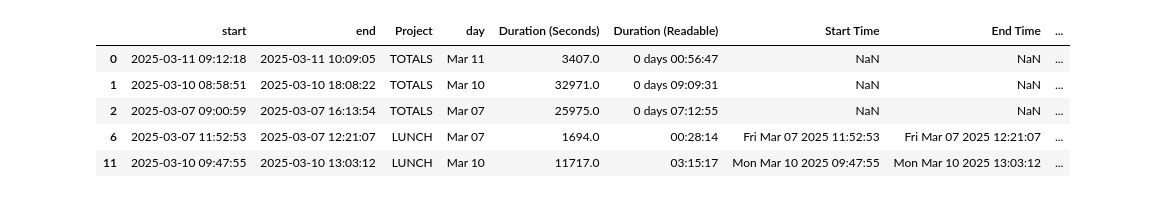
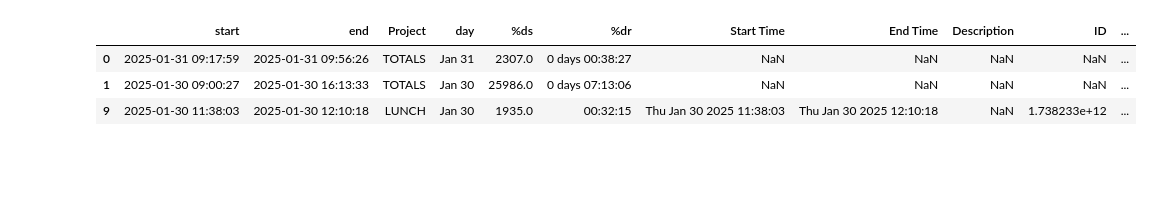
Before and after one commit to elastic-pangolin/time-tracker-notebook, a Jupyter notebook: Untitled.ipynb, the cells around one changed output. Drawn from its saved outputs; the diff is of its cells as text; code cells hidden in the pictures; blank space fills up the shorter version.

Commit message:
move functions to commony.py, adjust for new naming in time logs

```diff
--- a/Untitled.ipynb
+++ b/Untitled.ipynb
@@ -32,55 +17,20 @@ raw_df['day'] = raw_df['start'].dt.strftime('%b %d')
 # %%
-BEFORE = ""
-AFTER = "2025-03-07"
+before = ""
+after = "2025-Jan-01"
 
-df = raw_df
+df = add_daily_totals(time_mask(raw_df, BEFORE=before, AFTER=after))
 
-if BEFORE:
-    before = pd.to_datetime(BEFORE)
-    print(f"Filtered only days before (incl.) {before}")
-    df = df[ pd.to_datetime(df["day"] + " 2025") <= before ]
-if AFTER:
-    after = pd.to_datetime(AFTER)
-    print(f"Filtered only days after (incl.) {after}")
-    df = df[ pd.to_datetime(df["day"] + " 2025") >= after ]
+# define a color scheme
+projects = list(df[field_name_project].unique())
+projects.append('untracked')
+if not 'LUNCH' in projects:
+    projects.append('LUNCH')
+colors = plt.cm.viridis(np.linspace(0, 1, len(projects)))
+colors[projects.index('LUNCH')] = np.array( matcolors.to_rgb('lightgrey')+(1,) ) # switch lunch/total colors out for grey
+colors[projects.index('TOTALS')] = np.array( matcolors.to_rgb('lightgrey')+(1,) ) # switch lunch/total colors out for grey
+colors[projects.index('untracked')] = np.array( matcolors.to_rgb('white')+(1,) ) # untracked time is white
 
-eval_days = {}
-eval_total = {}
-
-# calculate totals
-covered_days = df['day'].unique()
-for day in covered_days:
-    day_df = df[df['day'] == day]
-    work_start = day_df['start'].min()
-    work_end = day_df['end'].max()
-    diff = work_end - work_start
-    day_total_row = pd.DataFrame({'start': [work_start], 'end': [work_end], 'Project': 'TOTALS', 'day': day,
-                                  'Duration (Seconds)': diff.total_seconds(),
-                                  'Duration (Readable)': str(diff) })
-    #print(f"adding a TOTALS value of {diff.total_seconds()} for date: {day}")
-    df = pd.concat([day_total_row, df], ignore_index=True)
-    day_df = df[df['day'] == day]
-
-    eval_day = {}
-    total_tracked_day = 0
-
-    for project in df['Project'].unique():
-        eval_day[project] = day_df[day_df['Project'] == project]['Duration (Seconds)'].sum()
-        if project != 'TOTALS':
-            total_tracked_day += eval_day[project]
-        if not eval_total.get(project):
-            eval_total[project] = 0
-        eval_total[project] += eval_day[project]
-
-    #print(eval_day['TOTALS'], " - ", total_tracked_day)
-    eval_day['untracked'] = eval_day['TOTALS'] - total_tracked_day
-    if not eval_total.get('untracked'):
-        eval_total['untracked'] = 0
-    eval_total['untracked'] += eval_day['untracked']
-    eval_days[day] = eval_day
-#pd.DataFrame({ key : [value] for key, value in eval_total.items() }).to_csv()
-
-workhours_df = df[ (df['Project'] == "TOTALS") | (df['Project'] == "LUNCH") ]
+workhours_df = df[ (df[field_name_project] == "TOTALS") | (df[field_name_project] == "LUNCH") ]
 workhours_df.to_csv('workhours.csv')
 
 #print(eval_days)
@@ -90,6 +40,4 @@ Filtered only days after (incl.) 2025-03-07 00:00:00
-|  | start | end | Project | day | Duration (Seconds) | Duration (Readable) | Start Time | End Time | ... |
-| 0 | 2025-03-11 09:12:18 | 2025-03-11 10:09:05 | TOTALS | Mar 11 | 3407.0 | 0 days 00:56:47 | NaN | NaN | ... |
-| 1 | 2025-03-10 08:58:51 | 2025-03-10 18:08:22 | TOTALS | Mar 10 | 32971.0 | 0 days 09:09:31 | NaN | NaN | ... |
-| 2 | 2025-03-07 09:00:59 | 2025-03-07 16:13:54 | TOTALS | Mar 07 | 25975.0 | 0 days 07:12:55 | NaN | NaN | ... |
-| 6 | 2025-03-07 11:52:53 | 2025-03-07 12:21:07 | LUNCH | Mar 07 | 1694.0 | 00:28:14 | Fri Mar 07 2025 11:52:53 | Fri Mar 07 2025 12:21:07 | ... |
-| 11 | 2025-03-10 09:47:55 | 2025-03-10 13:03:12 | LUNCH | Mar 10 | 11717.0 | 03:15:17 | Mon Mar 10 2025 09:47:55 | Mon Mar 10 2025 13:03:12 | ... |
+|  | start | end | Project | day | %ds | %dr | Start Time | End Time | Description | ID | ... |
+| 0 | 2025-01-31 09:17:59 | 2025-01-31 09:56:26 | TOTALS | Jan 31 | 2307.0 | 0 days 00:38:27 | NaN | NaN | NaN | NaN | ... |
+| 1 | 2025-01-30 09:00:27 | 2025-01-30 16:13:33 | TOTALS | Jan 30 | 25986.0 | 0 days 07:13:06 | NaN | NaN | NaN | NaN | ... |
+| 9 | 2025-01-30 11:38:03 | 2025-01-30 12:10:18 | LUNCH | Jan 30 | 1935.0 | 00:32:15 | Thu Jan 30 2025 11:38:03 | Thu Jan 30 2025 12:10:18 | NaN | 1.738233e+12 | ... |
```
Also changed, not shown: parts of 7 cells of this notebook, 4 other files.
